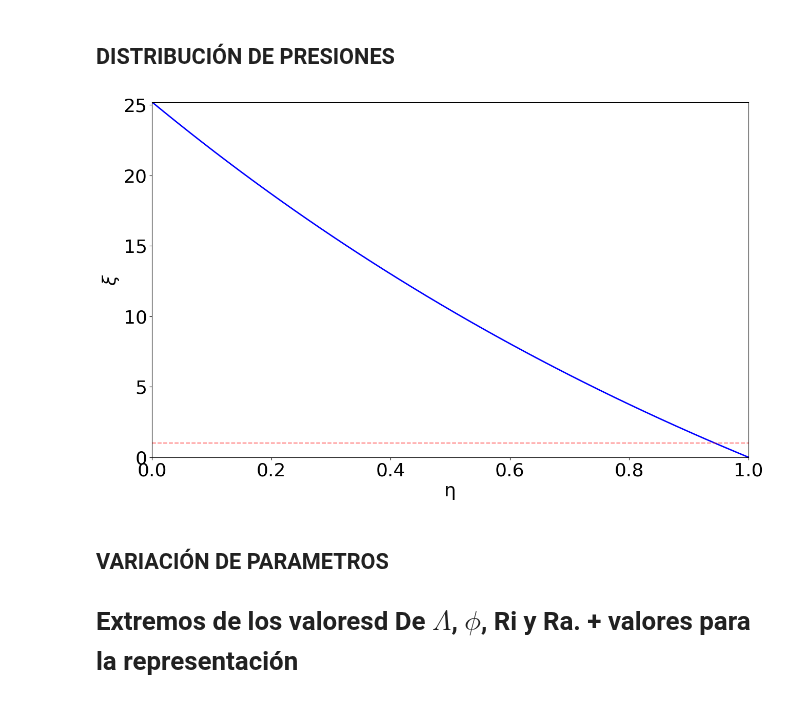
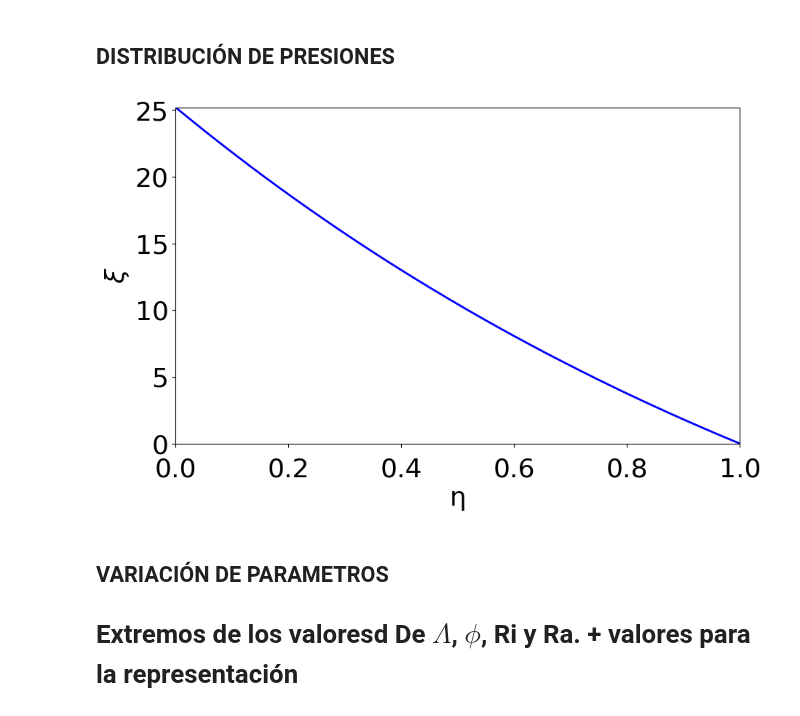
Before and after one commit to angelgvillatoro/bullville_M1, a Jupyter notebook: tfm/4_9_24.ipynb, the cells around one changed output. Cells and saved outputs as stored; diff of their text form; code cells hidden in the pictures.

```diff
--- a/tfm/4_9_24.ipynb
+++ b/tfm/4_9_24.ipynb
@@ -244,31 +244,32 @@ $\Delta T$ (K) & $v_e$ & $\theta^*(\eta=1)$ & $T_f$ ($^\circ$C) & Ra & Ri & $\ph
 # %%
 def xi_fun(eta, v_e, Ra, phi, LAMBDA):
     return v_e**2 / (Ra * phi) * (1 - eta) - LAMBDA / (phi * v_e) * (1 - np.exp(-(LAMBDA/v_e) * (eta - 1)))
 
 # Crear un rango de valores para eta
 eta = np.linspace(0, 1, 1000)  # Ajusta el rango según sea necesario
 
 # Calcular theta_estrella para cada valor de eta
 xi_dist = xi_fun(eta, v_e, Ra, phi, LAMBDA)
 
 # Crear la gráfica
-plt.figure(figsize=(10*3/2, 6*3/2))
+plt.figure(figsize=(10, 6))
 plt.plot(eta, xi_dist, 'b-', linewidth=2)
 #plt.title(f'Gráfica de ' + r'$\xi$ vs η en estacionario')
 plt.xlabel('η', fontsize = 26)
 plt.ylabel(r'$\xi$', fontsize = 26)
 #plt.grid(True)
-plt.axhline(y=1, color='r', linestyle='--', alpha=0.5)  # Línea asintótica en y=1
+#plt.axhline(y=1, color='r', linestyle='--', alpha=0.5)  # Línea asintótica en y=1
 plt.xlim(0, max(eta))
 plt.ylim(0, max(xi_dist))
 plt.tick_params(axis='both', which='major', labelsize=26)
+plt.tick_params(axis='x', which='major', pad=10)
 
 # Añadir una ecuación en la gráfica
 #plt.text(0.5, 0.2, f'θ* = 1 - e^(-{a:.4f}η)', fontsize=12, bbox=dict(facecolor='white', alpha=0.5))
 
 plt.show()
 # %% [output]
-[figure, old version]
+[figure, new version]
 # %% [markdown]
 ## VARIACIÓN DE PARAMETROS
 
```
Also changed, not shown: parts of 4 cells of this notebook, 3 other files.
